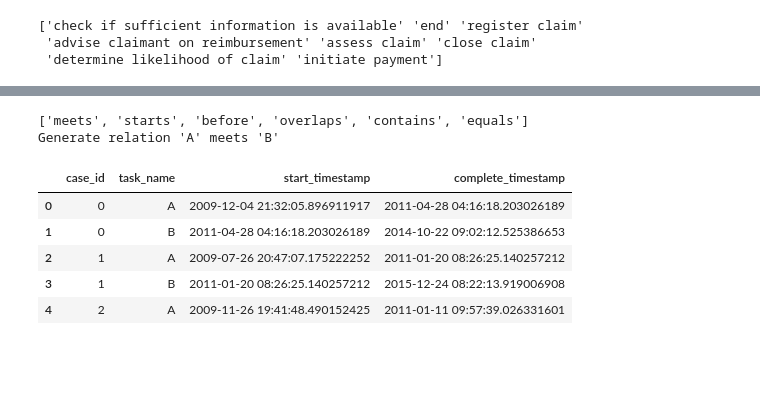
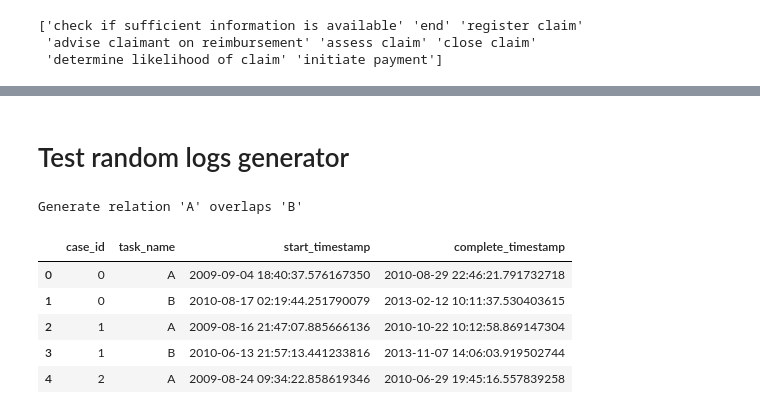
Before and after one commit to Sroka-Bartosz/Allen-fuzzy-logs-relation-analysis, a Jupyter notebook: logs_analysis.ipynb, the cells around one changed output, grey strips where cells are left out. Drawn from its saved outputs; the diff is of its cells as text; code cells hidden in the pictures; blank space fills up the shorter version.

```diff
--- a/logs_analysis.ipynb
+++ b/logs_analysis.ipynb
@@ -406,15 +416,16 @@ splot/task2: 2 %
+# %% [markdown]
+# Test random logs generator
 # %%
 from logs_generator import generate_logs
 
-generated_logs = generate_logs('meets')
+generated_logs = generate_logs('overlaps')
 generated_logs.head()
 # %% [output]
-['meets', 'starts', 'before', 'overlaps', 'contains', 'equals']
-Generate relation 'A' meets 'B'
+Generate relation 'A' overlaps 'B'
 |  | case_id | task_name | start_timestamp | complete_timestamp |
-| 0 | 0 | A | 2009-12-04 21:32:05.896911917 | 2011-04-28 04:16:18.203026189 |
-| 1 | 0 | B | 2011-04-28 04:16:18.203026189 | 2014-10-22 09:02:12.525386653 |
-| 2 | 1 | A | 2009-07-26 20:47:07.175222252 | 2011-01-20 08:26:25.140257212 |
-| 3 | 1 | B | 2011-01-20 08:26:25.140257212 | 2015-12-24 08:22:13.919006908 |
-| 4 | 2 | A | 2009-11-26 19:41:48.490152425 | 2011-01-11 09:57:39.026331601 |
+| 0 | 0 | A | 2009-09-04 18:40:37.576167350 | 2010-08-29 22:46:21.791732718 |
+| 1 | 0 | B | 2010-08-17 02:19:44.251790079 | 2013-02-12 10:11:37.530403615 |
+| 2 | 1 | A | 2009-08-16 21:47:07.885666136 | 2010-10-22 10:12:58.869147304 |
+| 3 | 1 | B | 2010-06-13 21:57:13.441233816 | 2013-11-07 14:06:03.919502744 |
+| 4 | 2 | A | 2009-08-24 09:34:22.858619346 | 2010-06-29 19:45:16.557839258 |
 # %%
```
Also changed, not shown: parts of 15 cells of this notebook.
